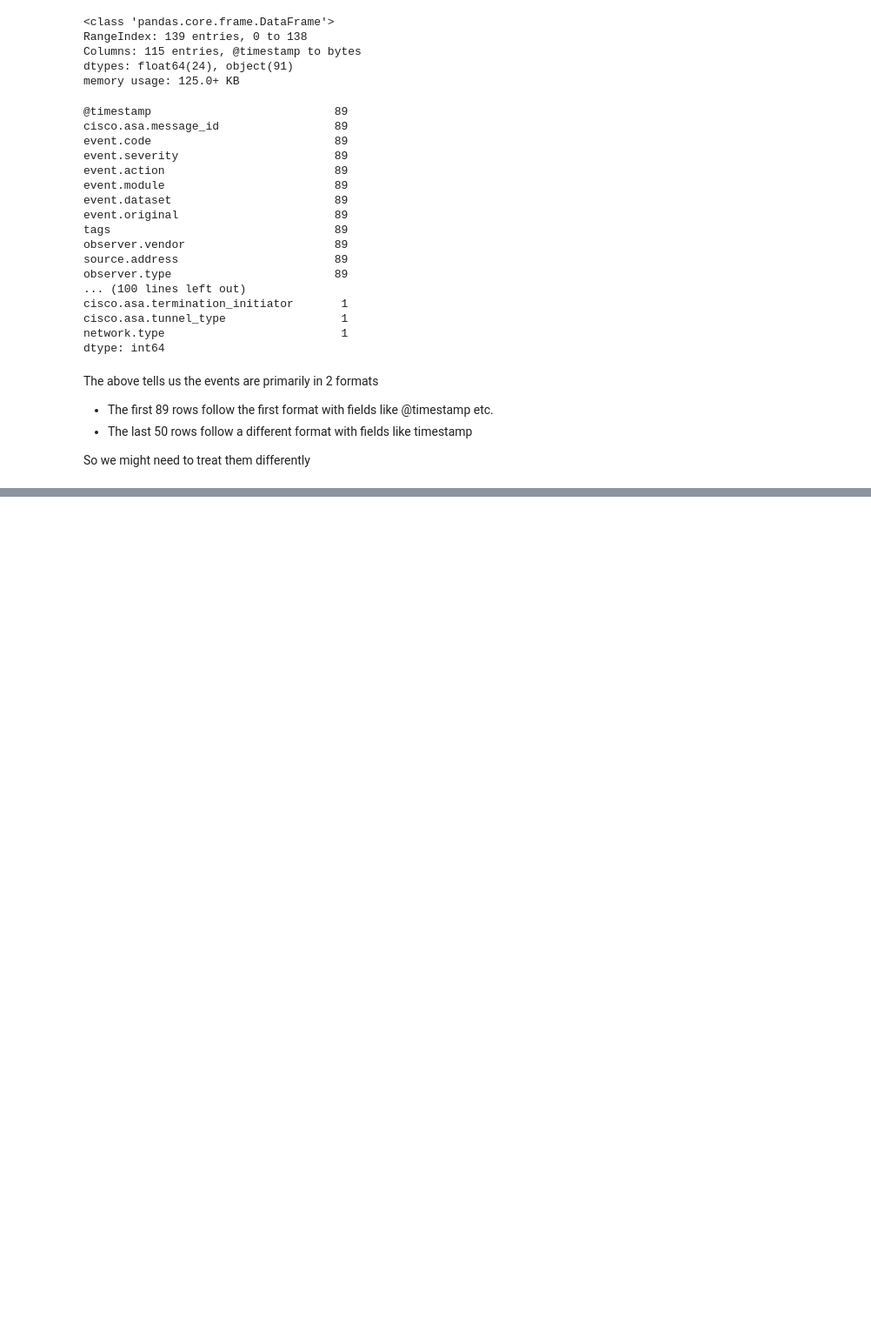
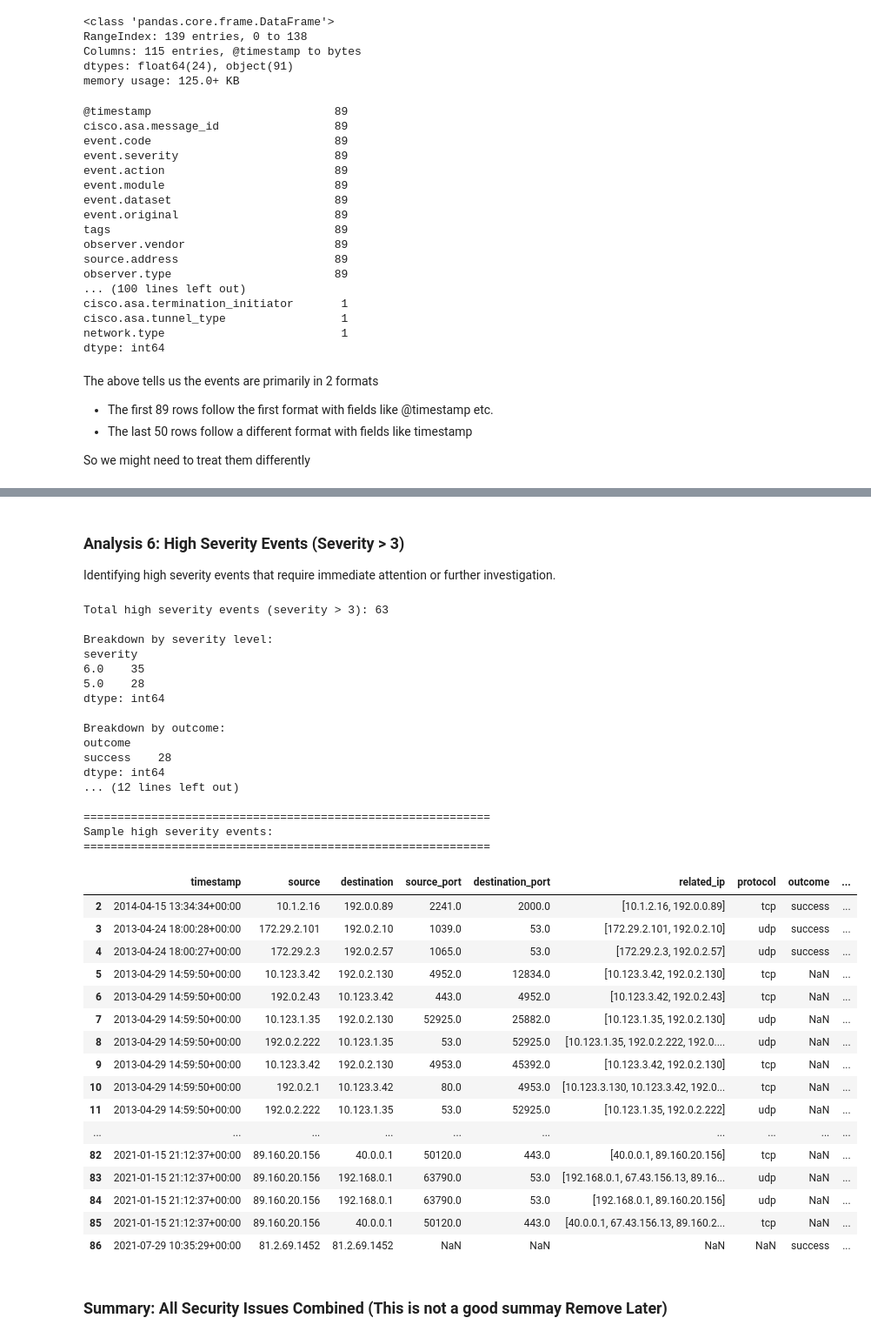
Before and after one commit to SSaquif/CST8801_Lab_2_Firewall_Log_Analytics, a Jupyter notebook: firewall_log_analysis.ipynb, the cells around one changed output, grey strips where cells are left out. Shown at 87% size. Cells and saved outputs as stored; diff of their text form; code cells hidden in the pictures; blank space fills up the shorter version.

Commit message:
Completed Analysis

```diff
--- a/firewall_log_analysis.ipynb
+++ b/firewall_log_analysis.ipynb
@@ -210,0 +123,16 @@ event_group.sort_values('count', ascending=False)
+# %%
+# Make sure all possible timestamp formats are parsed
+df['normalized_timestamp'] = pd.to_datetime(
+    df['normalized_timestamp'], errors='coerce', utc=True
+)
+
+# Only drop rows where timestamp could not be parsed at all
+df_valid_time = df[df['normalized_timestamp'].notna()].copy()
+
+# Group by 24-hour periods (date only, in UTC)
+df_valid_time['date'] = df_valid_time['normalized_timestamp'].dt.floor('D')
+
+# Now group and analyze as before
+grouped_by_day = df_valid_time.groupby('date')
+events_per_day = grouped_by_day.size().reset_index(name='event_count')
+events_per_day
@@ -210,0 +615,59 @@ event_group.sort_values('count', ascending=False)
+# %% [markdown]
+### Analysis 6: High Severity Events (Severity > 3)
+Identifying high severity events that require immediate attention or further investigation.
+# %%
+# Filter for high severity events (severity > 3)
+high_severity = df1_clean[
+    df1_clean['severity'] >= 5
+].copy()
+
+print(f"Total high severity events (severity > 3): {len(high_severity)}")
+print(f"\nBreakdown by severity level:")
+print(high_severity.groupby('severity').size().sort_values(ascending=False))
+print(f"\nBreakdown by outcome:")
+print(high_severity.groupby('outcome').size().sort_values(ascending=False))
+# print(f"\nBreakdown by event type:")
+# print(high_severity.groupby('event_type').size().sort_values(ascending=False))
+# print(f"\nTop source IPs in high severity events:")
+print(high_severity.groupby('source').size().sort_values(ascending=False).head(10))
+print("\n" + "="*60)
+print("Sample high severity events:")
+print("="*60)
+high_severity[['timestamp', 'source', 'destination', 'source_port', 'destination_port', 'related_ip', 'protocol', 'outcome', 'severity', 'event_type', 'original_event', 'log_level']]
+# %% [output]
+Total high severity events (severity > 3): 63
+
+Breakdown by severity level:
+severity
+6.0    35
+5.0    28
+dtype: int64
+
+Breakdown by outcome:
+outcome
+success    28
+dtype: int64
+... (12 lines left out)
+
+============================================================
+Sample high severity events:
+============================================================
+|  | timestamp | source | destination | source_port | destination_port | related_ip | protocol | outcome | ... |
+| 2 | 2014-04-15 13:34:34+00:00 | 10.1.2.16 | 192.0.0.89 | 2241.0 | 2000.0 | [10.1.2.16, 192.0.0.89] | tcp | success | ... |
+| 3 | 2013-04-24 18:00:28+00:00 | 172.29.2.101 | 192.0.2.10 | 1039.0 | 53.0 | [172.29.2.101, 192.0.2.10] | udp | success | ... |
+| 4 | 2013-04-24 18:00:27+00:00 | 172.29.2.3 | 192.0.2.57 | 1065.0 | 53.0 | [172.29.2.3, 192.0.2.57] | udp | success | ... |
+| 5 | 2013-04-29 14:59:50+00:00 | 10.123.3.42 | 192.0.2.130 | 4952.0 | 12834.0 | [10.123.3.42, 192.0.2.130] | tcp | NaN | ... |
+| 6 | 2013-04-29 14:59:50+00:00 | 192.0.2.43 | 10.123.3.42 | 443.0 | 4952.0 | [10.123.3.42, 192.0.2.43] | tcp | NaN | ... |
+| 7 | 2013-04-29 14:59:50+00:00 | 10.123.1.35 | 192.0.2.130 | 52925.0 | 25882.0 | [10.123.1.35, 192.0.2.130] | udp | NaN | ... |
+| 8 | 2013-04-29 14:59:50+00:00 | 192.0.2.222 | 10.123.1.35 | 53.0 | 52925.0 | [10.123.1.35, 192.0.2.222, 192.0.... | udp | NaN | ... |
+| 9 | 2013-04-29 14:59:50+00:00 | 10.123.3.42 | 192.0.2.130 | 4953.0 | 45392.0 | [10.123.3.42, 192.0.2.130] | tcp | NaN | ... |
+| 10 | 2013-04-29 14:59:50+00:00 | 192.0.2.1 | 10.123.3.42 | 80.0 | 4953.0 | [10.123.3.130, 10.123.3.42, 192.0... | tcp | NaN | ... |
+| 11 | 2013-04-29 14:59:50+00:00 | 192.0.2.222 | 10.123.1.35 | 53.0 | 52925.0 | [10.123.1.35, 192.0.2.222] | udp | NaN | ... |
+| ... | ... | ... | ... | ... | ... | ... | ... | ... | ... |
+| 82 | 2021-01-15 21:12:37+00:00 | 89.160.20.156 | 40.0.0.1 | 50120.0 | 443.0 | [40.0.0.1, 89.160.20.156] | tcp | NaN | ... |
+| 83 | 2021-01-15 21:12:37+00:00 | 89.160.20.156 | 192.168.0.1 | 63790.0 | 53.0 | [192.168.0.1, 67.43.156.13, 89.16... | udp | NaN | ... |
+| 84 | 2021-01-15 21:12:37+00:00 | 89.160.20.156 | 192.168.0.1 | 63790.0 | 53.0 | [192.168.0.1, 89.160.20.156] | udp | NaN | ... |
+| 85 | 2021-01-15 21:12:37+00:00 | 89.160.20.156 | 40.0.0.1 | 50120.0 | 443.0 | [40.0.0.1, 67.43.156.13, 89.160.2... | tcp | NaN | ... |
+| 86 | 2021-07-29 10:35:29+00:00 | 81.2.69.1452 | 81.2.69.1452 | NaN | NaN | NaN | NaN | success | ... |
+# %% [markdown]
+### Summary: All Security Issues Combined (This is not a good summay Remove Later)
```
Also changed, not shown: parts of 39 cells of this notebook.
